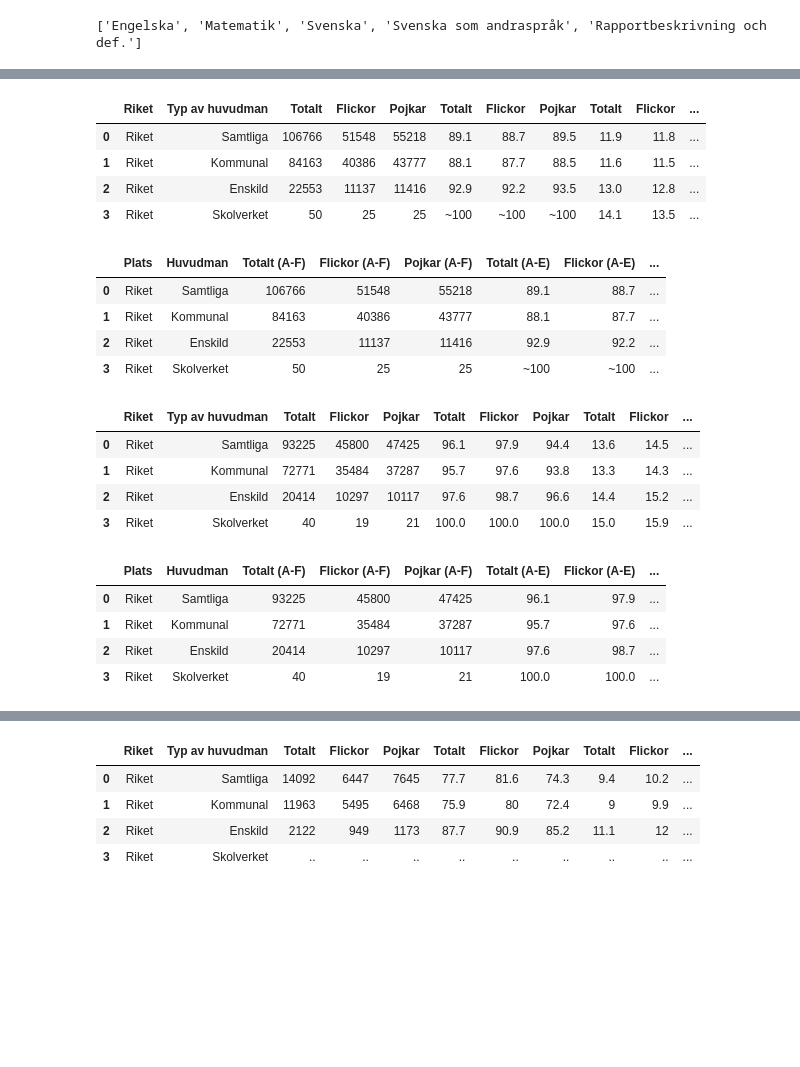
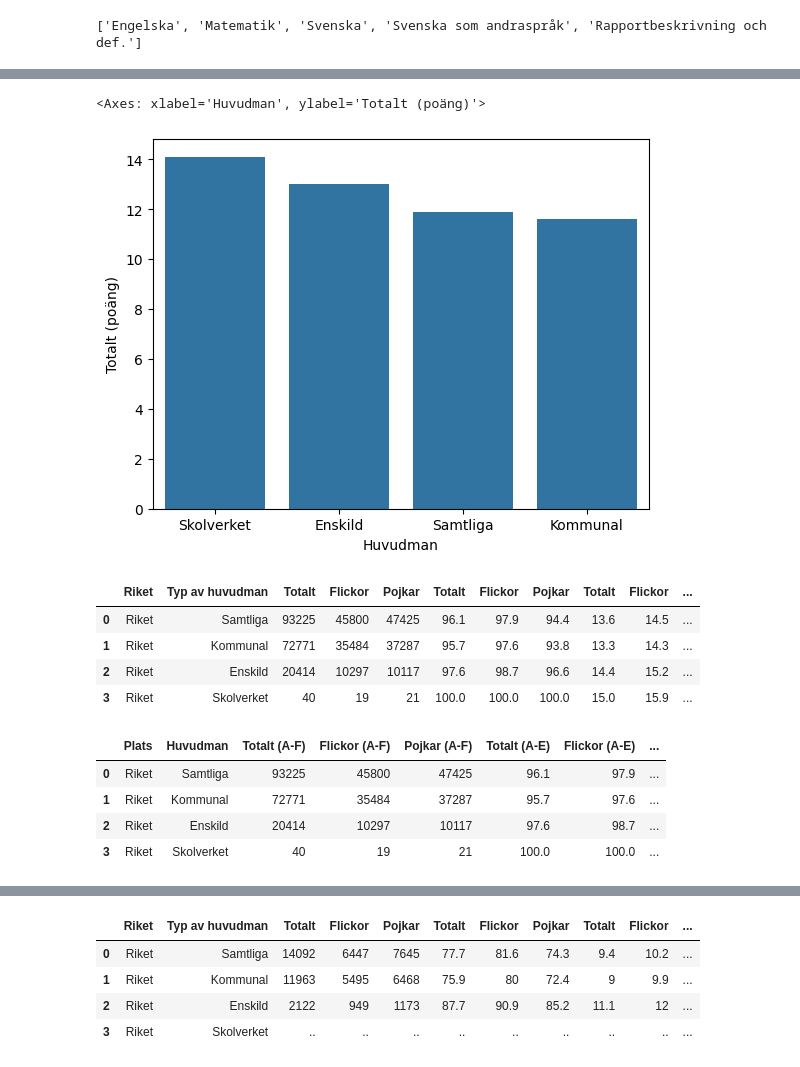
Before and after one commit to suseliwen/Labb2---skolstatistik, a Jupyter notebook: Labb_Skolstat.ipynb, the cells around one changed output, grey strips where cells are left out. Drawn from its saved outputs; the diff is of its cells as text; code cells hidden in the pictures; blank space fills up the shorter version.

```diff
--- a/Labb_Skolstat.ipynb
+++ b/Labb_Skolstat.ipynb
@@ -24,0 +81,4 @@ df_engelska.head()
+# %%
+#Skapar en dataframe av bladet Matematik
+df_math = pd.read_excel("data/riket2023_åk9_np.xlsx", sheet_name = "Matematik", header = 8) #hämtar sheet Matematik
+df_math.head()
@@ -25,11 +91,10 @@ df_engelska.head()
 # %%
-
 #Ändrar kolumnnamnen i enlighet med uppgiften
-df_engelska.columns = [
+df_math.columns = [
     "Plats", "Huvudman", "Totalt (A-F)", "Flickor (A-F)", "Pojkar (A-F)",
     "Totalt (A-E)", "Flickor (A-E)", "Pojkar (A-E)",
     "Totalt (poäng)", "Flickor (poäng)", "Pojkar (poäng)"
 ]
-df_engelska
+df_math
 # %% [output]
 |  | Plats | Huvudman | Totalt (A-F) | Flickor (A-F) | Pojkar (A-F) | Totalt (A-E) | Flickor (A-E) | ... |
@@ -39,0 +105,4 @@ df_engelska
+# %%
+high_score_math = df_math.groupby("Huvudman")["Totalt (poäng)"].median().sort_values(ascending=False) #Skriver ut högsta poäng baserat på huvudman
+high_score_df_math = high_score_math.reset_index()
+high_score_df_math
@@ -40,48 +115,29 @@ df_engelska
+# %%
+sns.barplot(data = high_score_df_math, x = "Huvudman", y = "Totalt (poäng)") #Skriver ut högsta poäng som ett diagram
+# %% [output]
+<Axes: xlabel='Huvudman', ylabel='Totalt (poäng)'>
+[figure, added]
 # %%
-#Skapar en dataframe av bladet Matematik
-df_matematik = pd.read_excel("data/riket2023_åk9_np.xlsx", sheet_name = "Matematik", header = 8) #hämtar sheet Matematik
-df_matematik.head()
+#Skapar en dataframe av bladet Svenska
+df_swedish = pd.read_excel("data/riket2023_åk9_np.xlsx", sheet_name = "Svenska", header = 8)  #hämtar sheet Svenska
+df_swedish.head(10)
 # %% [output]
 |  | Riket | Typ av huvudman | Totalt | Flickor | Pojkar | Totalt | Flickor | Pojkar | Totalt | Flickor | ... |
-| 0 | Riket | Samtliga | 106766 | 51548 | 55218 | 89.1 | 88.7 | 89.5 | 11.9 | 11.8 | ... |
-| 1 | Riket | Kommunal | 84163 | 40386 | 43777 | 88.1 | 87.7 | 88.5 | 11.6 | 11.5 | ... |
-| 2 | Riket | Enskild | 22553 | 11137 | 11416 | 92.9 | 92.2 | 93.5 | 13.0 | 12.8 | ... |
-| 3 | Riket | Skolverket | 50 | 25 | 25 | ~100 | ~100 | ~100 | 14.1 | 13.5 | ... |
+| 0 | Riket | Samtliga | 93225 | 45800 | 47425 | 96.1 | 97.9 | 94.4 | 13.6 | 14.5 | ... |
+| 1 | Riket | Kommunal | 72771 | 35484 | 37287 | 95.7 | 97.6 | 93.8 | 13.3 | 14.3 | ... |
+| 2 | Riket | Enskild | 20414 | 10297 | 10117 | 97.6 | 98.7 | 96.6 | 14.4 | 15.2 | ... |
+| 3 | Riket | Skolverket | 40 | 19 | 21 | 100.0 | 100.0 | 100.0 | 15.0 | 15.9 | ... |
 # %%
 #Ändrar kolumnnamnen i enlighet med uppgiften
-df_matematik.columns = [
+df_swedish.columns = [
     "Plats", "Huvudman", "Totalt (A-F)", "Flickor (A-F)", "Pojkar (A-F)",
     "Totalt (A-E)", "Flickor (A-E)", "Pojkar (A-E)",
     "Totalt (poäng)", "Flickor (poäng)", "Pojkar (poäng)"
 ]
-df_matematik
+df_swedish
 # %% [output]
 |  | Plats | Huvudman | Totalt (A-F) | Flickor (A-F) | Pojkar (A-F) | Totalt (A-E) | Flickor (A-E) | ... |
-| 0 | Riket | Samtliga | 106766 | 51548 | 55218 | 89.1 | 88.7 | ... |
-| 1 | Riket | Kommunal | 84163 | 40386 | 43777 | 88.1 | 87.7 | ... |
-| 2 | Riket | Enskild | 22553 | 11137 | 11416 | 92.9 | 92.2 | ... |
-| 3 | Riket | Skolverket | 50 | 25 | 25 | ~100 | ~100 | ... |
+| 0 | Riket | Samtliga | 93225 | 45800 | 47425 | 96.1 | 97.9 | ... |
+| 1 | Riket | Kommunal | 72771 | 35484 | 37287 | 95.7 | 97.6 | ... |
+| 2 | Riket | Enskild | 20414 | 10297 | 10117 | 97.6 | 98.7 | ... |
+| 3 | Riket | Skolverket | 40 | 19 | 21 | 100.0 | 100.0 | ... |
-# %%
-#Skapar en dataframe av bladet Svenska
-df_svenska = pd.read_excel("data/riket2023_åk9_np.xlsx", sheet_name = "Svenska", header = 8)  #hämtar sheet Svenska
-df_svenska.head(10)
-# %% [output]
-|  | Riket | Typ av huvudman | Totalt | Flickor | Pojkar | Totalt | Flickor | Pojkar | Totalt | Flickor | ... |
-| 0 | Riket | Samtliga | 93225 | 45800 | 47425 | 96.1 | 97.9 | 94.4 | 13.6 | 14.5 | ... |
-| 1 | Riket | Kommunal | 72771 | 35484 | 37287 | 95.7 | 97.6 | 93.8 | 13.3 | 14.3 | ... |
-| 2 | Riket | Enskild | 20414 | 10297 | 10117 | 97.6 | 98.7 | 96.6 | 14.4 | 15.2 | ... |
-| 3 | Riket | Skolverket | 40 | 19 | 21 | 100.0 | 100.0 | 100.0 | 15.0 | 15.9 | ... |
-# %%
-#Ändrar kolumnnamnen i enlighet med uppgiften
-df_svenska.columns = [
-    "Plats", "Huvudman", "Totalt (A-F)", "Flickor (A-F)", "Pojkar (A-F)",
-    "Totalt (A-E)", "Flickor (A-E)", "Pojkar (A-E)",
-    "Totalt (poäng)", "Flickor (poäng)", "Pojkar (poäng)"
-]
-df_svenska
-# %% [output]
-|  | Plats | Huvudman | Totalt (A-F) | Flickor (A-F) | Pojkar (A-F) | Totalt (A-E) | Flickor (A-E) | ... |
-| 0 | Riket | Samtliga | 93225 | 45800 | 47425 | 96.1 | 97.9 | ... |
-| 1 | Riket | Kommunal | 72771 | 35484 | 37287 | 95.7 | 97.6 | ... |
-| 2 | Riket | Enskild | 20414 | 10297 | 10117 | 97.6 | 98.7 | ... |
-| 3 | Riket | Skolverket | 40 | 19 | 21 | 100.0 | 100.0 | ... |
```
Also changed, not shown: parts of 13 cells of this notebook.
